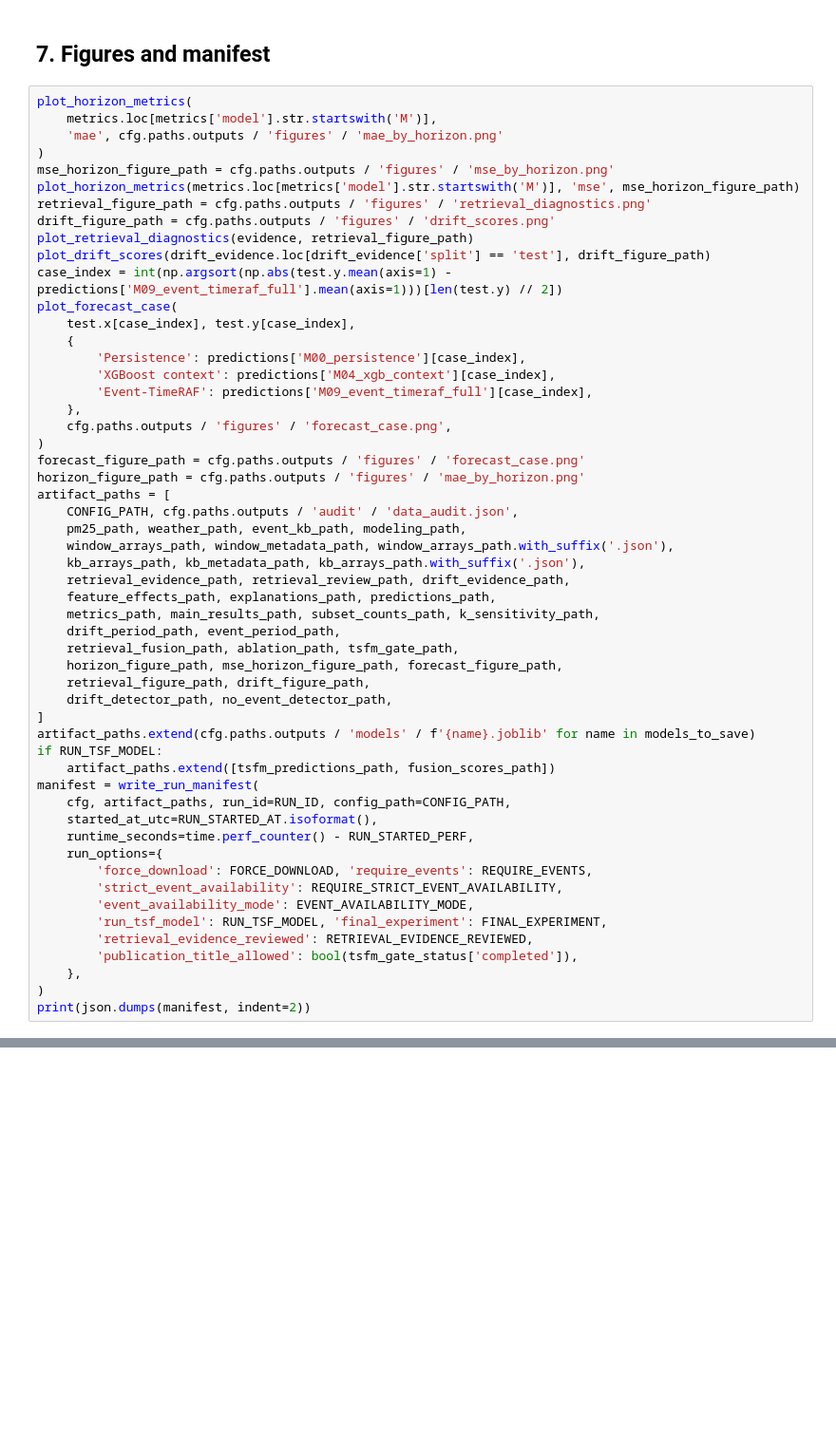
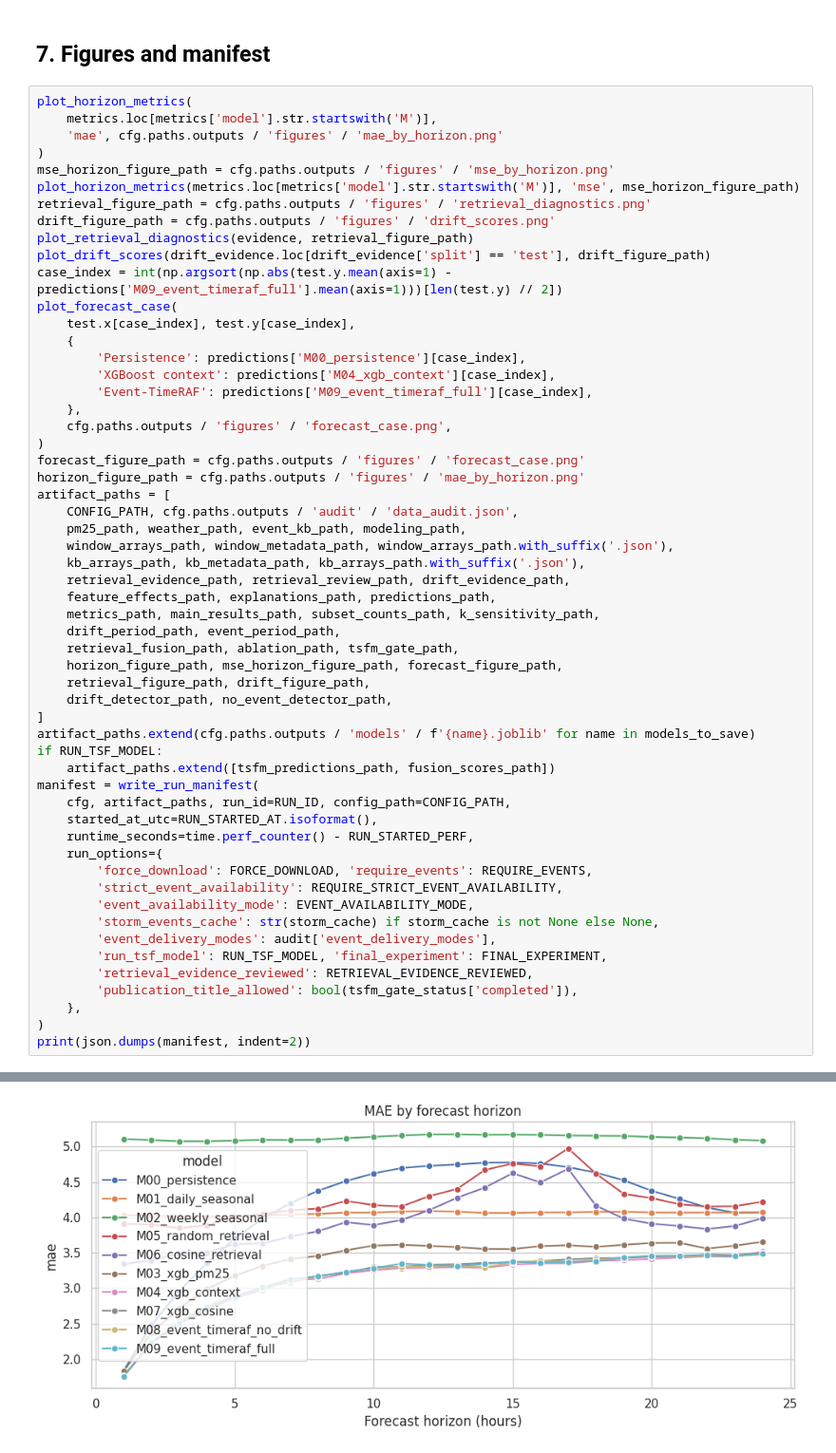
Before and after one commit to shasabbir/event-time-raf, a Jupyter notebook: notebooks/01_event_timeraf_kaggle_pipeline.ipynb, the cells around one changed output, grey strips where cells are left out. Shown at 95% size. Saved outputs shown, nothing was run; the diff lists cells and outputs as text; blank space fills up the shorter version.

```diff
--- a/notebooks/01_event_timeraf_kaggle_pipeline.ipynb
+++ b/notebooks/01_event_timeraf_kaggle_pipeline.ipynb
@@ -615,9 +790,12 @@ manifest = write_run_manifest(
         'force_download': FORCE_DOWNLOAD, 'require_events': REQUIRE_EVENTS,
         'strict_event_availability': REQUIRE_STRICT_EVENT_AVAILABILITY,
         'event_availability_mode': EVENT_AVAILABILITY_MODE,
+        'storm_events_cache': str(storm_cache) if storm_cache is not None else None,
+        'event_delivery_modes': audit['event_delivery_modes'],
         'run_tsf_model': RUN_TSF_MODEL, 'final_experiment': FINAL_EXPERIMENT,
         'retrieval_evidence_reviewed': RETRIEVAL_EVIDENCE_REVIEWED,
         'publication_title_allowed': bool(tsfm_gate_status['completed']),
     },
 )
 print(json.dumps(manifest, indent=2))
+# %% [output]
@@ -623,0 +819 @@ print(json.dumps(manifest, indent=2))
+[figure, added]
```
Also changed, not shown: parts of 8 cells of this notebook, 3 other files.
